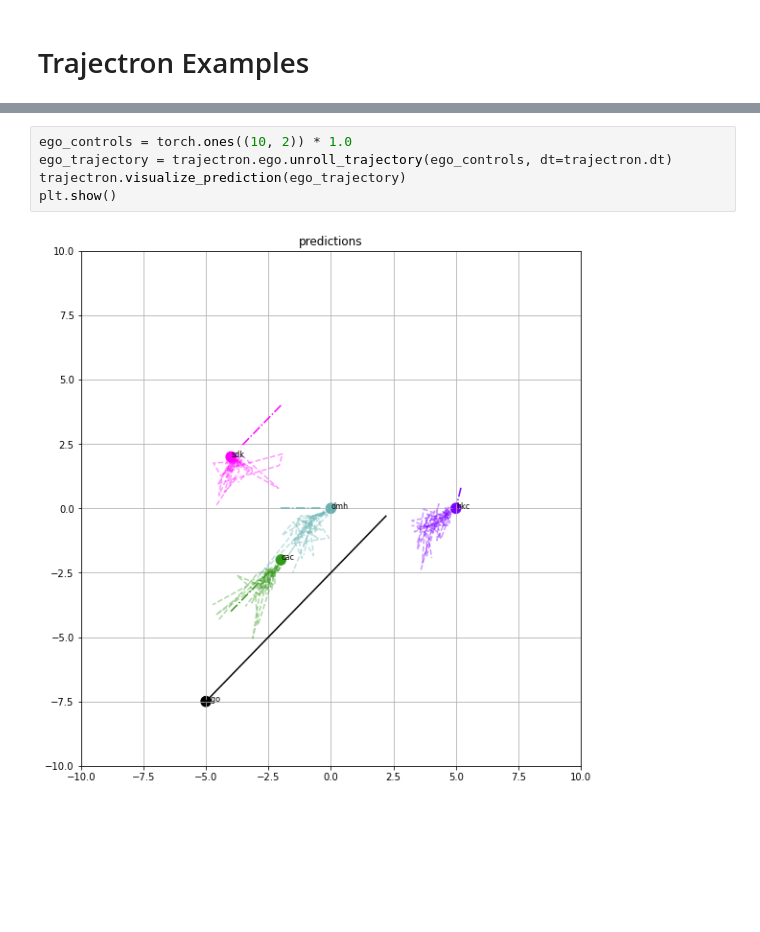
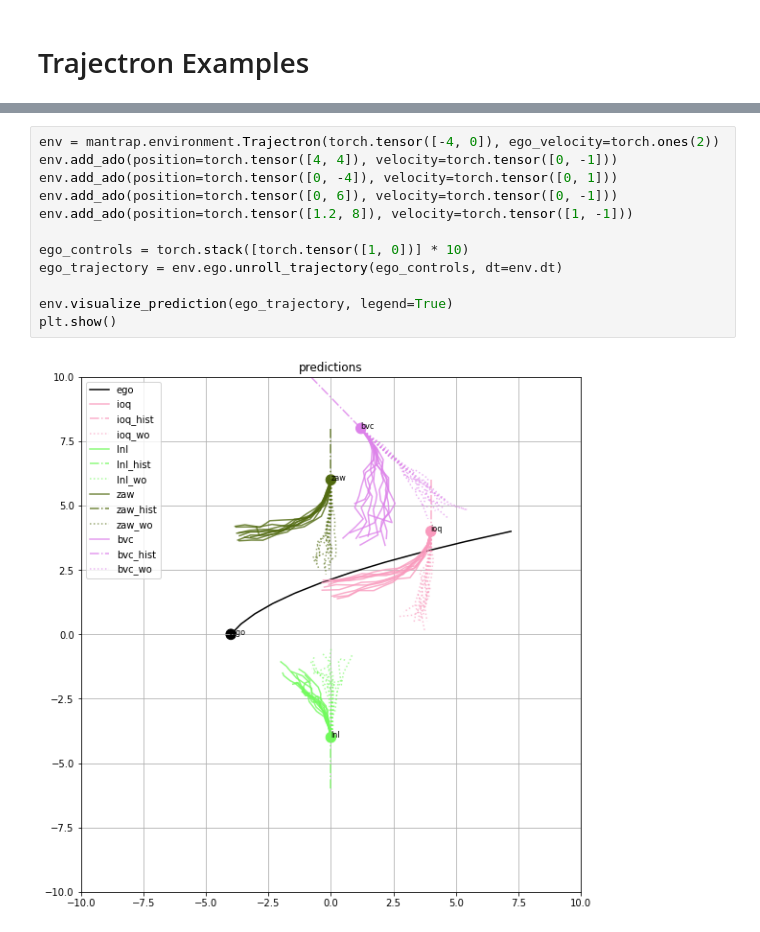
Before and after one commit to simon-schaefer/mantrap, a Jupyter notebook: examples/trajectron.ipynb, the cells around one changed output, grey strips where cells are left out. Drawn from its saved outputs; the diff is of its cells as text; blank space fills up the shorter version.

```diff
--- a/examples/trajectron.ipynb
+++ b/examples/trajectron.ipynb
@@ -27,7 +22,14 @@ plt.show()
-# %%
-ego_controls = torch.ones((10, 2)) * 1.0
-ego_trajectory = trajectron.ego.unroll_trajectory(ego_controls, dt=trajectron.dt)
-trajectron.visualize_prediction(ego_trajectory)
-plt.show()
-# %% [output]
-[figure, removed]
+# %%
+env = mantrap.environment.Trajectron(torch.tensor([-4, 0]), ego_velocity=torch.ones(2))
+env.add_ado(position=torch.tensor([4, 4]), velocity=torch.tensor([0, -1]))
+env.add_ado(position=torch.tensor([0, -4]), velocity=torch.tensor([0, 1]))
+env.add_ado(position=torch.tensor([0, 6]), velocity=torch.tensor([0, -1]))
+env.add_ado(position=torch.tensor([1.2, 8]), velocity=torch.tensor([1, -1]))
+
+ego_controls = torch.stack([torch.tensor([1, 0])] * 10)
+ego_trajectory = env.ego.unroll_trajectory(ego_controls, dt=env.dt)
+
+env.visualize_prediction(ego_trajectory, legend=True)
+plt.show()
+# %% [output]
+[figure, added]
```
Also changed, not shown: parts of 3 cells of this notebook, 2 other files.
